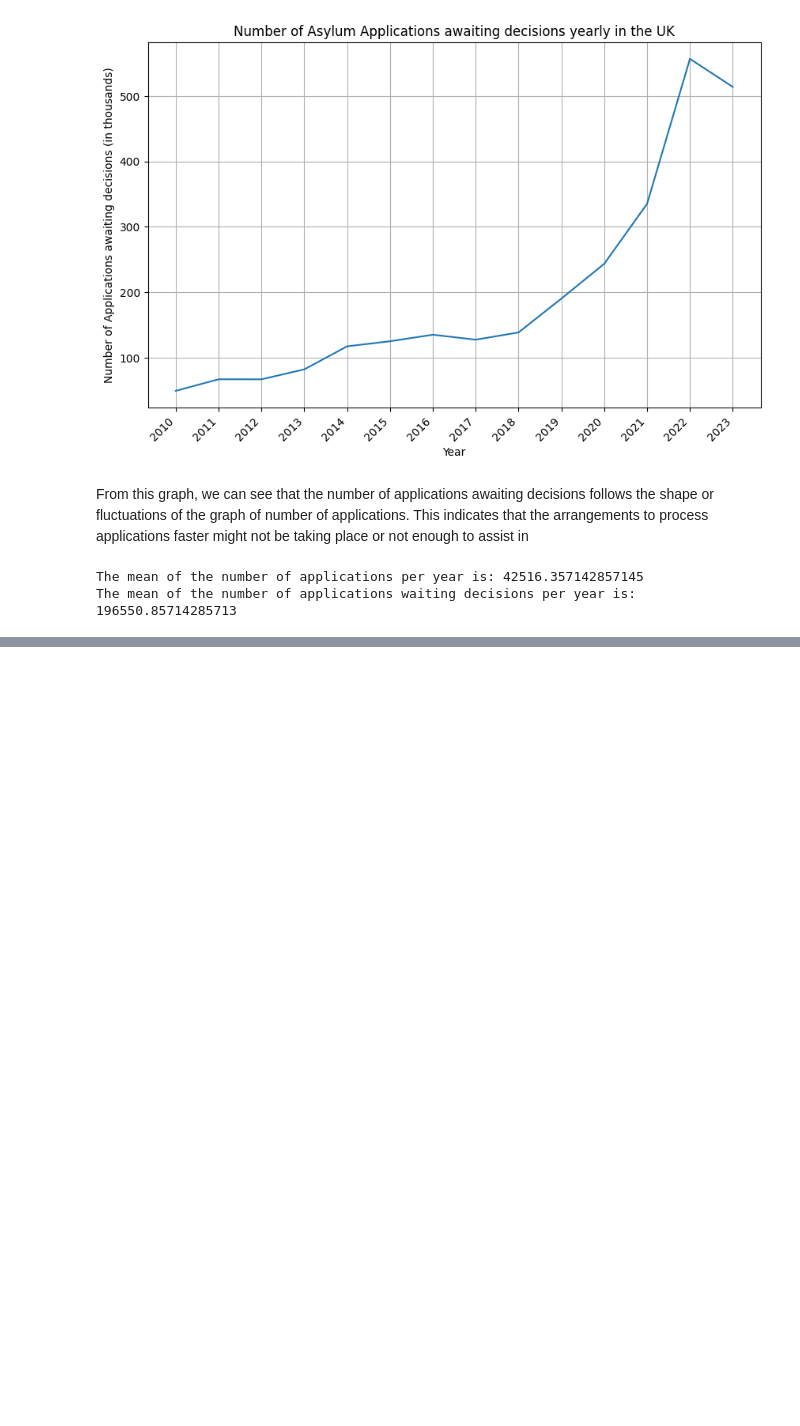
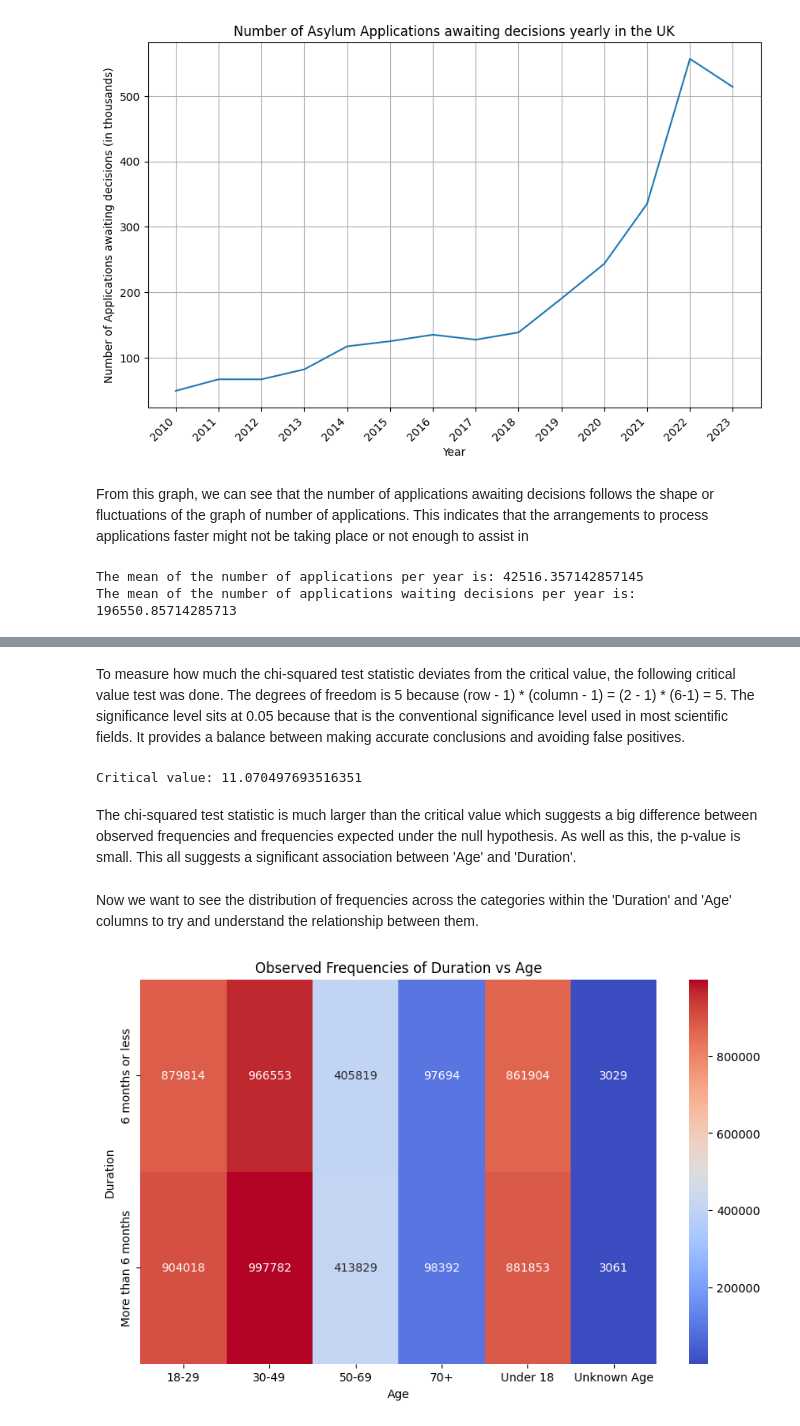
Before and after one commit to lisds/project-asylum-applications, a Jupyter notebook: data/Updated_Asylum_app.ipynb, the cells around one changed output, grey strips where cells are left out. Cells and saved outputs as stored; diff of their text form; code cells hidden in the pictures; blank space fills up the shorter version.

```diff
--- a/data/Updated_Asylum_app.ipynb
+++ b/data/Updated_Asylum_app.ipynb
@@ -163,0 +314,15 @@ The mean of the number of applications waiting decisions per year is: 196550.857
+# %%
+from scipy.stats import chi2_contingency
+
+#This creates a contingency table to show the frequency of distribution of values between 'Duration' and 'Age'.
+cross_tab = pd.crosstab(merged_data['Duration'], merged_data['Age'])
+
+#Do the actual test
+chi2, p, dof, expected = chi2_contingency(cross_tab)
+
+#Display statistics
+print("Chi-squared test statistic:", chi2)
+print("P-value:", p)
+print("Degrees of freedom:", dof)
+print("Expected frequencies table:")
+print(expected)
@@ -163,0 +338,31 @@ The mean of the number of applications waiting decisions per year is: 196550.857
+# %% [markdown]
+To measure how much the chi-squared test statistic deviates from the critical value, the following critical value test was done. The degrees of freedom is 5 because (row - 1) * (column - 1) = (2 - 1) * (6-1) = 5. The significance level sits at 0.05 because that is the conventional significance level used in most scientific fields. It provides a balance between making accurate conclusions and avoiding false positives.
+# %%
+from scipy.stats import chi2
+# Degrees of freedom
+df = 5
+
+# Significance level (e.g., 0.05 for a 95% confidence level)
+significance_level = 0.05
+
+# Calculate critical value
+critical_value = chi2.ppf(1 - significance_level, df)
+print("Critical value:", critical_value)
+# %% [output]
+Critical value: 11.070497693516351
+# %% [markdown]
+The chi-squared test statistic is much larger than the critical value which suggests a big difference between observed frequencies and frequencies expected under the null hypothesis.
+As well as this, the p-value is small.
+This all suggests a significant association between 'Age' and 'Duration'.
+# %% [markdown]
+Now we want to see the distribution of frequencies across the categories within the 'Duration' and 'Age' columns to try and understand the relationship between them.
+# %%
+#Plotting the observed frequencies in a heatmap
+plt.figure(figsize=(10, 6))
+sns.heatmap(cross_tab, annot=True, cmap='coolwarm', fmt='d')
+plt.title('Observed Frequencies of Duration vs Age')
+plt.xlabel('Age')
+plt.ylabel('Duration')
+plt.show()
+# %% [output]
+[figure, added]
```
Also changed, not shown: parts of 53 cells of this notebook.
